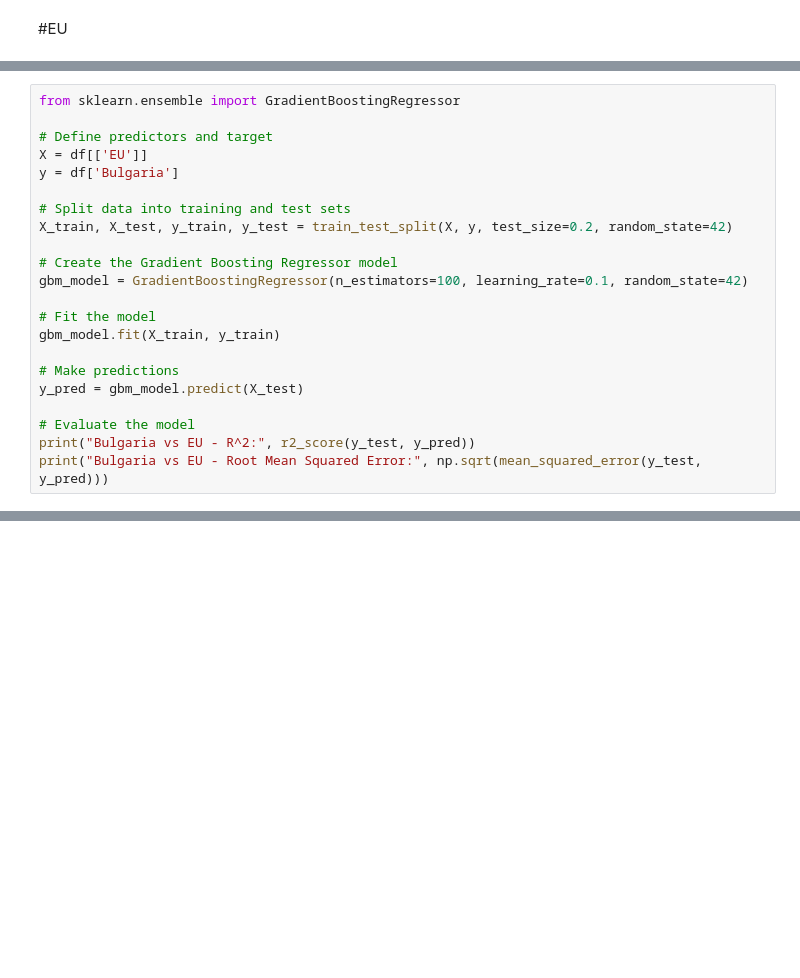
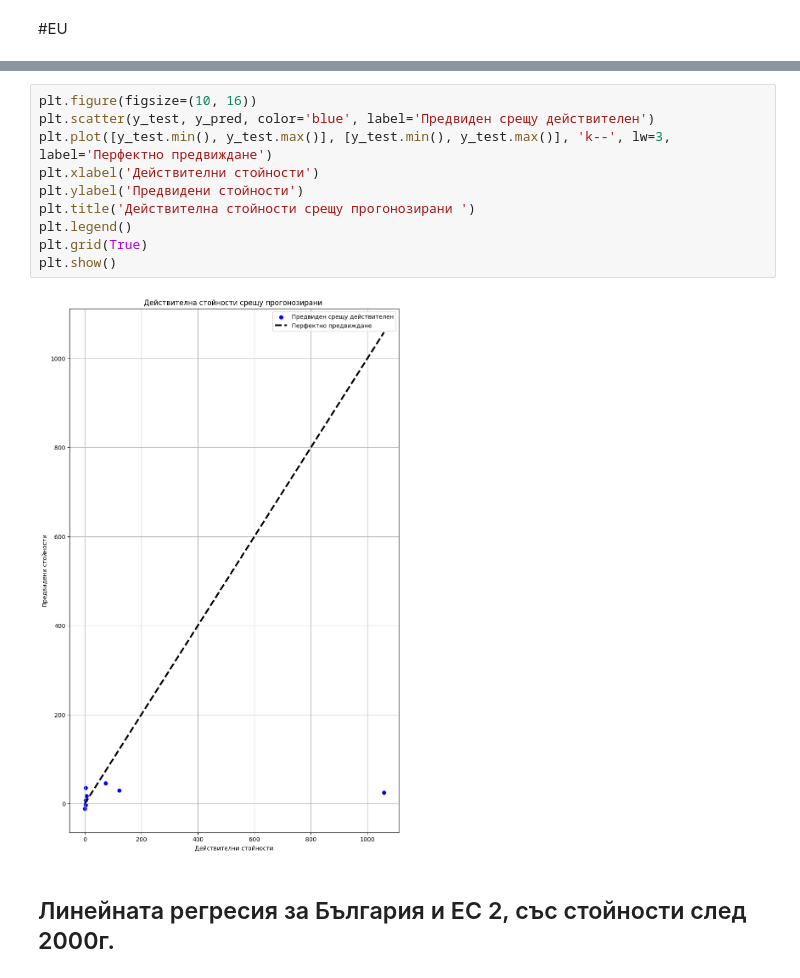
Before and after one commit to Kavakliyski/Machine-Learning-Project, a Jupyter notebook: main.ipynb, the cells around one changed output, grey strips where cells are left out. Drawn from its saved outputs; the diff is of its cells as text; blank space fills up the shorter version.

```diff
--- a/main.ipynb
+++ b/main.ipynb
@@ -161,22 +138,0 @@ Bulgaria vs EU - Root Mean Squared Error: 373.52945320887846
-# %%
-from sklearn.ensemble import GradientBoostingRegressor
-
-# Define predictors and target
-X = df[['EU']]
-y = df['Bulgaria']
-
-# Split data into training and test sets
-X_train, X_test, y_train, y_test = train_test_split(X, y, test_size=0.2, random_state=42)
-
-# Create the Gradient Boosting Regressor model
-gbm_model = GradientBoostingRegressor(n_estimators=100, learning_rate=0.1, random_state=42)
-
-# Fit the model
-gbm_model.fit(X_train, y_train)
-
-# Make predictions
-y_pred = gbm_model.predict(X_test)
-
-# Evaluate the model
-print("Bulgaria vs EU - R^2:", r2_score(y_test, y_pred))
-print("Bulgaria vs EU - Root Mean Squared Error:", np.sqrt(mean_squared_error(y_test, y_pred)))
@@ -185,0 +165,14 @@ Bulgaria vs EU - Root Mean Squared Error: 373.4467226505484
+# %%
+plt.figure(figsize=(10, 16))
+plt.scatter(y_test, y_pred, color='blue', label='Предвиден срещу действителен')
+plt.plot([y_test.min(), y_test.max()], [y_test.min(), y_test.max()], 'k--', lw=3, label='Перфектно предвиждане')
+plt.xlabel('Действителни стойности')
+plt.ylabel('Предвидени стойности')
+plt.title('Действителна стойности срещу прогонозирани ')
+plt.legend()
+plt.grid(True)
+plt.show()
+# %% [output]
+[figure, added]
+# %% [markdown]
+## Линейната регресия за България и ЕС 2, със стойности след 2000г.
```
Also changed, not shown: parts of 35 cells of this notebook, 3 other files.
